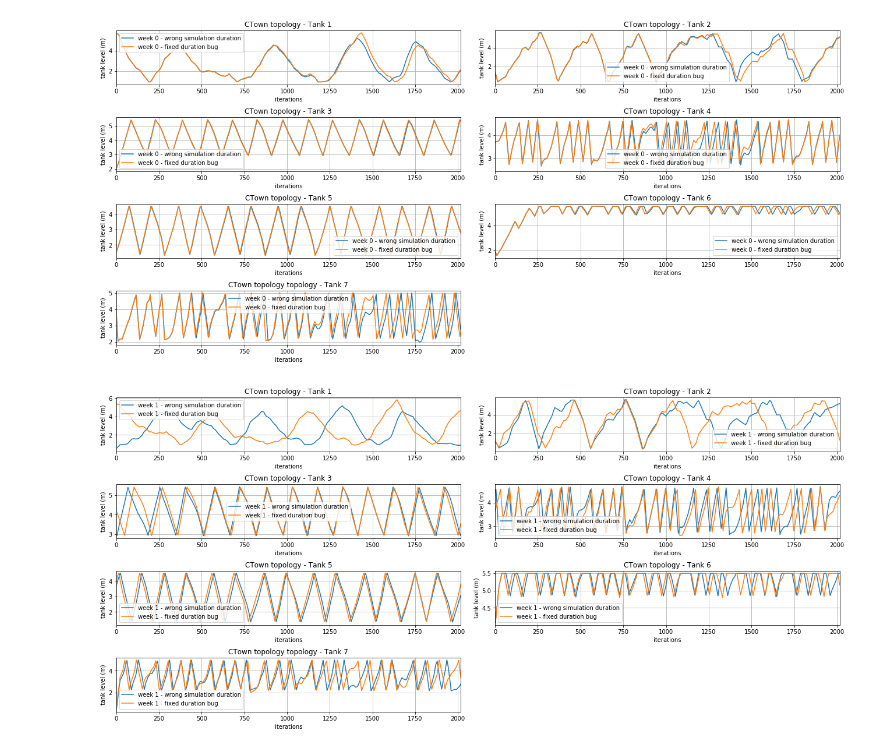
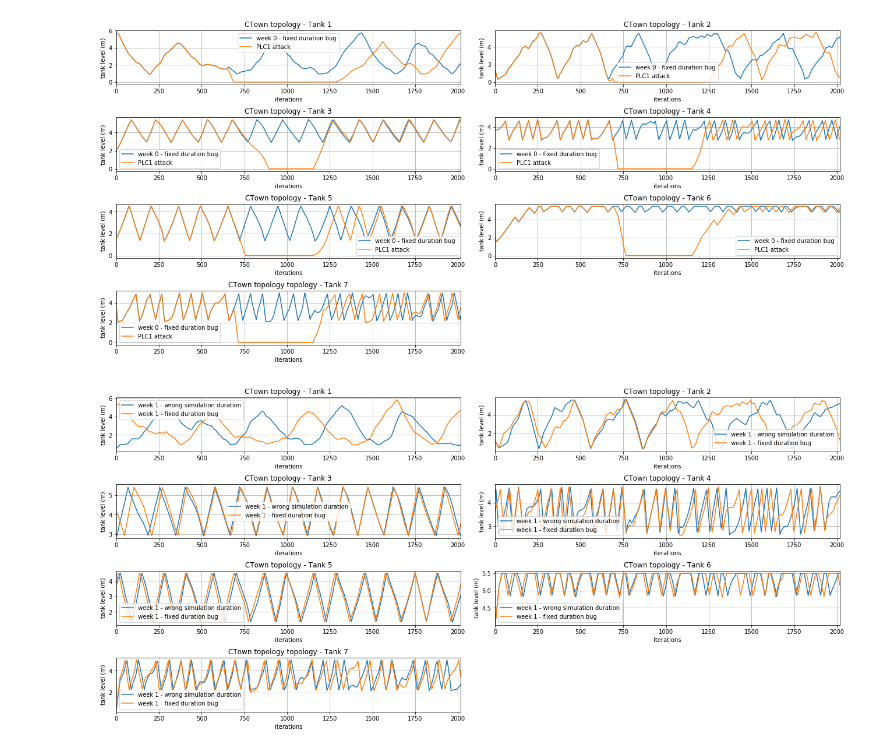
Before and after one commit to Critical-Infrastructure-Systems-Lab/DHALSIM, a Jupyter notebook: ICS_topologies/enhanced_ctown_topology/year_simulation/week_plot.ipynb, the cells around one changed output. Drawn from its saved outputs; the diff is of its cells as text; code cells hidden in the pictures.

```diff
--- a/ICS_topologies/enhanced_ctown_topology/year_simulation/week_plot.ipynb
+++ b/ICS_topologies/enhanced_ctown_topology/year_simulation/week_plot.ipynb
@@ -7,16 +7,16 @@ import csv
 import time
 import pandas as pd
 # %%
-minicps_ctown = pd.read_csv('desktop_week_0_new_test/week_0/physical_process.csv')
 ctown_fixed_duration = pd.read_csv('week_0/physical_process.csv')
-#basic_ctown_2 = pd.read_csv('week_13/physical_process.csv')
+ctown_plc1_attack    = pd.read_csv('../icss_paper_attacks/tank_1_empty_1_pu1_pu2_off/week_0/physical_process.csv')
 subplot_hspace = 0.6
 subplot_wspace = 0.1
 
 dd = plt.subplot(4,2,1)
-minicps_ctown["T1_LEVEL"].plot(label='week 0 - wrong simulation duration', ax=dd)
 ctown_fixed_duration["T1_LEVEL"].plot(label='week 0 - fixed duration bug', ax=dd)
-#basic_ctown_2["T1_LEVEL"].plot(label='week 13', ax=dd)
+ctown_plc1_attack["T1_LEVEL"].plot(label='PLC1 attack', ax=dd)
+ctown_plc1_attack
+
 plt.title("CTown topology - Tank 1")
 plt.xlabel('iterations')
 plt.xlim(left=0, right=2016)
@@ -26,9 +26,8 @@ plt.subplots_adjust(top=2.00, right=3.00, hspace = subplot_hspace, wspace=subplo
 plt.grid(True)
 
 dd = plt.subplot(4,2,2)
-minicps_ctown["T2_LEVEL"].plot(label='week 0 - wrong simulation duration', ax=dd)
 ctown_fixed_duration["T2_LEVEL"].plot(label='week 0 - fixed duration bug', ax=dd)
-#basic_ctown_2["T2_LEVEL"].plot(label='Basic2', ax=dd)
+ctown_plc1_attack["T2_LEVEL"].plot(label='PLC1 attack', ax=dd)
 plt.title("CTown topology - Tank 2")
 plt.xlabel('iterations')
 plt.xlim(left=0, right=2016)
@@ -38,8 +37,8 @@ plt.subplots_adjust(top=2.00, right=3.00, hspace = subplot_hspace, wspace=subplo
 plt.grid(True)
 
 dd = plt.subplot(4,2,3)
-minicps_ctown["T3_LEVEL"].plot(label='week 0 - wrong simulation duration', ax=dd)
 ctown_fixed_duration["T3_LEVEL"].plot(label='week 0 - fixed duration bug', ax=dd)
+ctown_plc1_attack["T3_LEVEL"].plot(label='PLC1 attack', ax=dd)
 plt.title("CTown topology - Tank 3")
 plt.xlabel('iterations')
 plt.xlim(left=0, right=2016)
@@ -49,8 +48,8 @@ plt.subplots_adjust(top=2.00, right=3.00, hspace = subplot_hspace, wspace=subplo
 plt.grid(True)
 
 dd = plt.subplot(4,2,4)
-minicps_ctown["T4_LEVEL"].plot(label='week 0 - wrong simulation duration', ax=dd)
 ctown_fixed_duration["T4_LEVEL"].plot(label='week 0 - fixed duration bug', ax=dd)
+ctown_plc1_attack["T4_LEVEL"].plot(label='PLC1 attack', ax=dd)
 plt.title("CTown topology - Tank 4")
 plt.xlabel('iterations')
 plt.xlim(left=0, right=2016)
@@ -60,39 +59,39 @@ plt.subplots_adjust(top=2.00, right=3.00, hspace = subplot_hspace, wspace=subplo
 plt.grid(True)
 
 dd = plt.subplot(4,2,5)
-minicps_ctown["T5_LEVEL"].plot(label='week 0 - wrong simulation duration', ax=dd)
 ctown_fixed_duration["T5_LEVEL"].plot(label='week 0 - fixed duration bug', ax=dd)
+ctown_plc1_attack["T5_LEVEL"].plot(label='PLC1 attack', ax=dd)
 plt.title("CTown topology - Tank 5")
 plt.xlabel('iterations')
 plt.xlim(left=0, right=2016)
 plt.ylabel('tank level (m)')
 plt.legend()
 plt.subplots_adjust(top=2.00, right=3.00, hspace = subplot_hspace, wspace=subplot_wspace)
 plt.grid(True)
 
 dd = plt.subplot(4,2,6)
-minicps_ctown["T6_LEVEL"].plot(label='week 0 - wrong simulation duration', ax=dd)
 ctown_fixed_duration["T6_LEVEL"].plot(label='week 0 - fixed duration bug', ax=dd)
+ctown_plc1_attack["T6_LEVEL"].plot(label='PLC1 attack', ax=dd)
 plt.title("CTown topology - Tank 6")
 plt.xlabel('iterations')
 plt.xlim(left=0, right=2016)
 plt.ylabel('tank level (m)')
 plt.legend()
 plt.subplots_adjust(top=2.00, right=3.00, hspace = subplot_hspace, wspace=subplot_wspace)
 plt.grid(True)
 
 dd = plt.subplot(4,2,7)
-minicps_ctown["T7_LEVEL"].plot(label='week 0 - wrong simulation duration', ax=dd)
 ctown_fixed_duration["T7_LEVEL"].plot(label='week 0 - fixed duration bug', ax=dd)
+ctown_plc1_attack["T7_LEVEL"].plot(label='PLC1 attack', ax=dd)
 plt.title("CTown topology topology - Tank 7")
 plt.xlabel('iterations')
 plt.xlim(left=0, right=2016)
 plt.ylabel('tank level (m)')
 plt.legend()
 plt.subplots_adjust(top=2.00, right=3.00, hspace = subplot_hspace, wspace=subplot_wspace)
 plt.grid(True)
 # %% [output]
-[figure, old version]
+[figure, new version]
 # %%
 minicps_ctown = pd.read_csv('old_week_1/physical_process.csv')
 ctown_fixed_duration = pd.read_csv('week_1/physical_process.csv')
```
Also changed, not shown: 33 other files.
